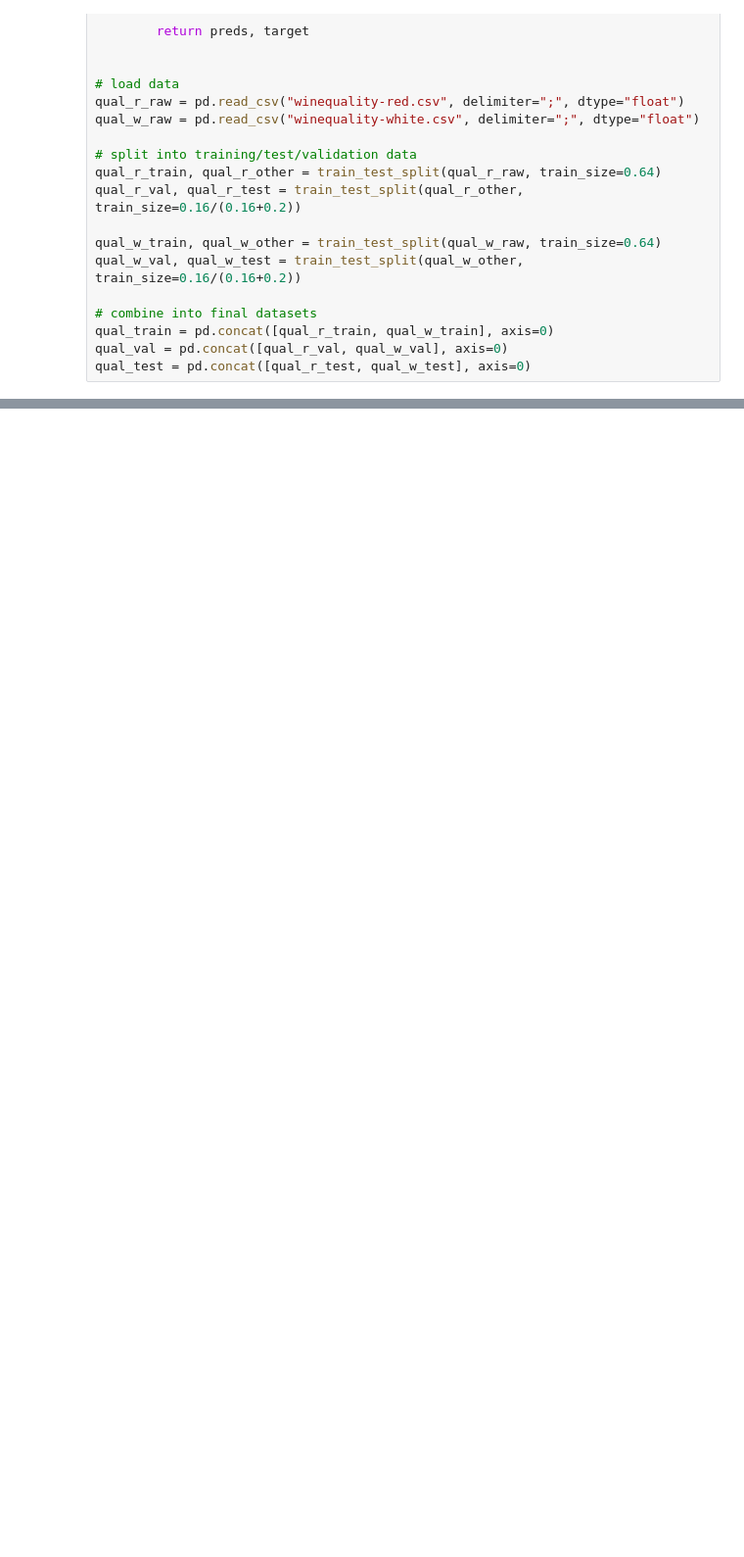
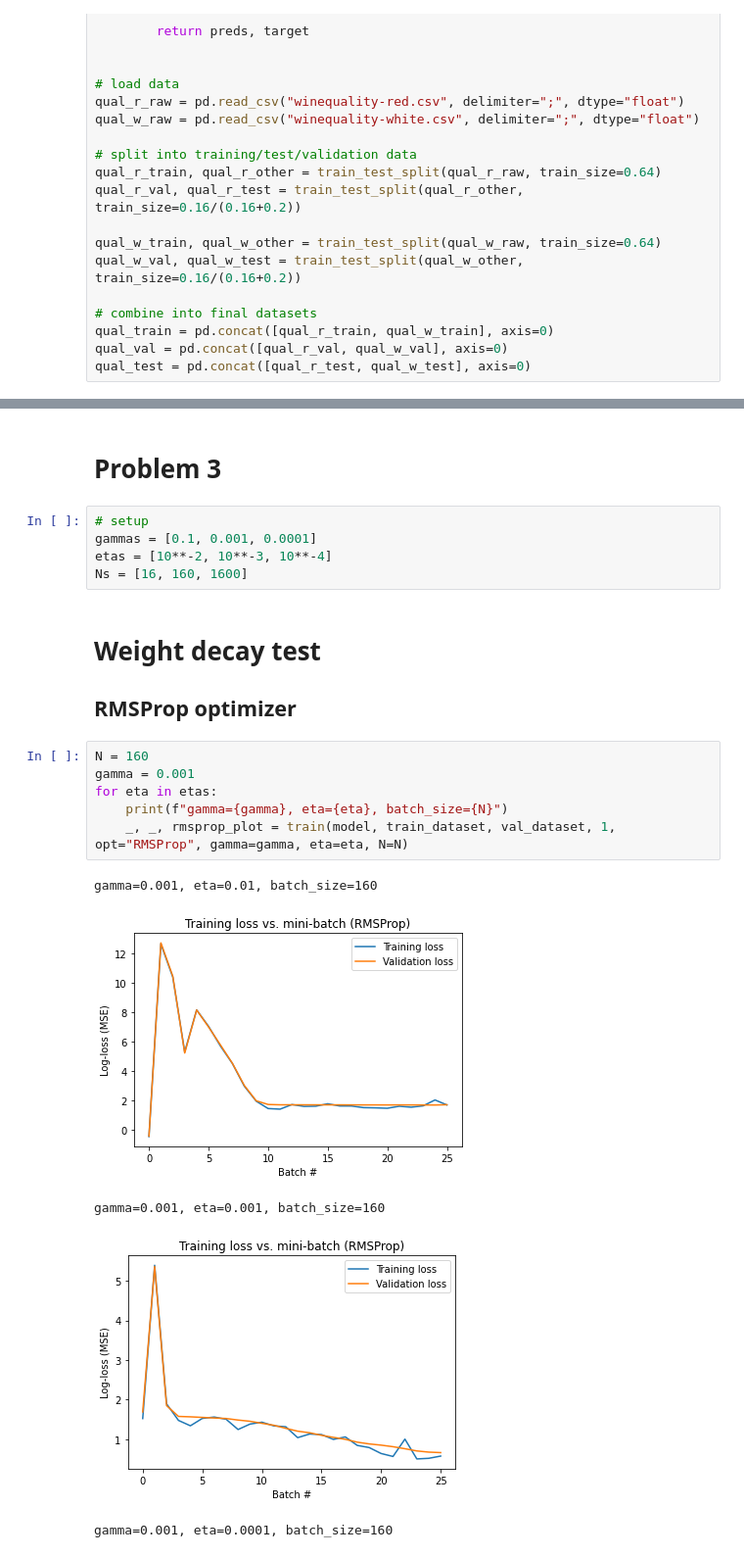
Before and after one commit to samalbertson3/ece-685, a Jupyter notebook: homework 2/homework 2.ipynb, the cells around one changed output, grey strips where cells are left out. Shown at 98% size. Cells and saved outputs as stored; diff of their text form; blank space fills up the shorter version.

Commit message:
set up problem 3

```diff
--- a/homework 2/homework 2.ipynb
+++ b/homework 2/homework 2.ipynb
@@ -134,0 +134,22 @@ WiNet(
+# %% [markdown]
+# Problem 3
+# %%
+# setup
+gammas = [0.1, 0.001, 0.0001]
+etas = [10**-2, 10**-3, 10**-4]
+Ns = [16, 160, 1600]
+# %% [markdown]
+# Weight decay test
+## RMSProp optimizer
+# %%
+N = 160
+gamma = 0.001
+for eta in etas:
+    print(f"gamma={gamma}, eta={eta}, batch_size={N}")
+    _, _, rmsprop_plot = train(model, train_dataset, val_dataset, 1, opt="RMSProp", gamma=gamma, eta=eta, N=N)
+# %% [output]
+gamma=0.001, eta=0.01, batch_size=160
+[figure, added]
+gamma=0.001, eta=0.001, batch_size=160
+[figure, added]
+gamma=0.001, eta=0.0001, batch_size=160
```
Also changed, not shown: parts of 14 cells of this notebook.
